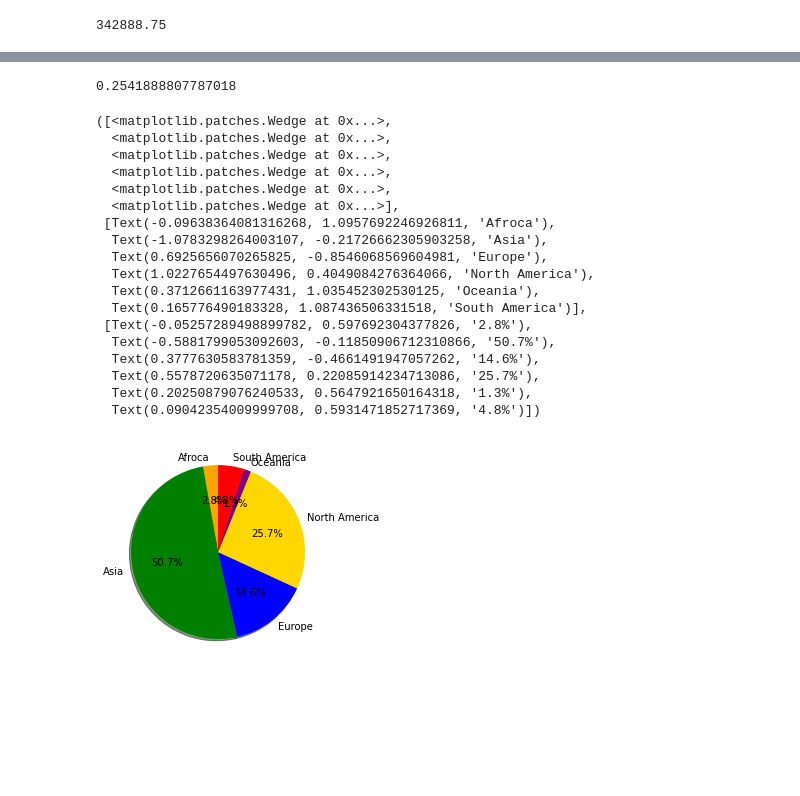
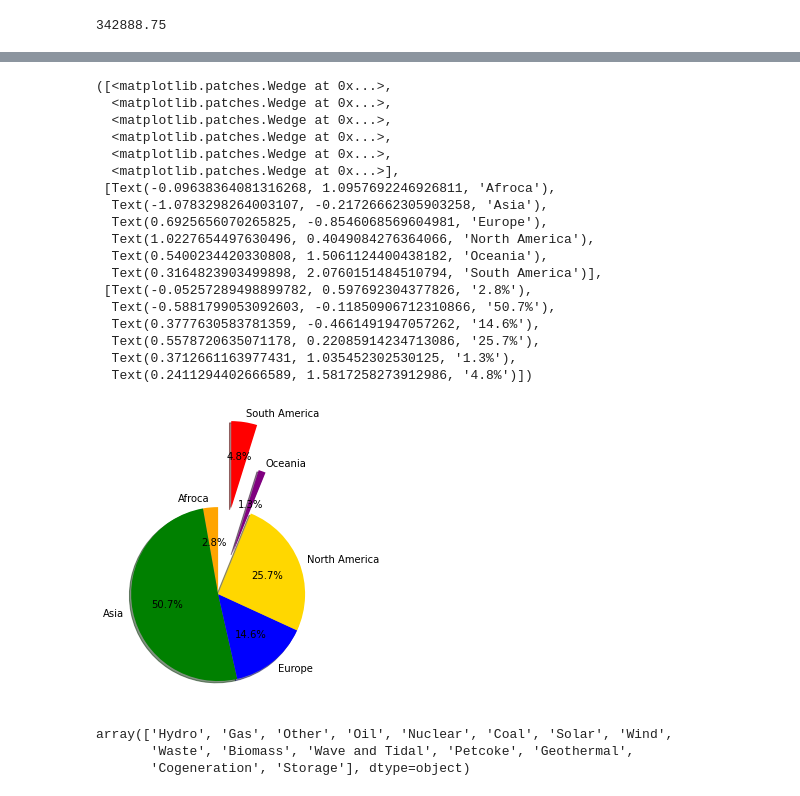
Before and after one commit to Taetrian37785/Power-Play-, a Jupyter notebook: Power Plant Analysis.ipynb, the cells around one changed output, grey strips where cells are left out. Drawn from its saved outputs; the diff is of its cells as text; code cells hidden in the pictures; blank space fills up the shorter version.

Commit message:
Added charts that adjust to selected countries and comments for explanations

```diff
--- a/Power Plant Analysis.ipynb
+++ b/Power Plant Analysis.ipynb
@@ -231,38 +175,35 @@ cont_sa = sa_total_power/all_power_sum
 cont_asia = asia_total_power/all_power_sum
 cont_europe = europe_total_power/all_power_sum
 cont_oceania = oceania_total_power/all_power_sum
-print(cont_na)
-# %% [output]
-0.2541888807787018
 # %%
 continent_power = [africa_total_power, asia_total_power, europe_total_power, na_total_power, oceania_total_power, sa_total_power]
 # Labels for the sections of our pie chart
 labels = ["Afroca", "Asia", "Europe", "North America" , "Oceania", "South America"]
 
 # The colors of each section of the pie chart
 colors = ["orange", "green", "blue", "gold" , "purple" , "red"]
 
 # Tells matplotlib to seperate the "Humans" section from the others
-explode = (0.1, 0, 0, .5)
-plt.pie(continent_power,  labels=labels, colors=colors,
+explode = (0, 0, 0, 0, 0.5, 1 )
+plt.pie(continent_power,  labels=labels, colors=colors,explode = explode,
         autopct="%1.1f%%", shadow=True, startangle=90)
 # %% [output]
 ([<matplotlib.patches.Wedge at 0x...>,
   <matplotlib.patches.Wedge at 0x...>,
   <matplotlib.patches.Wedge at 0x...>,
   <matplotlib.patches.Wedge at 0x...>,
   <matplotlib.patches.Wedge at 0x...>,
   <matplotlib.patches.Wedge at 0x...>],
  [Text(-0.09638364081316268, 1.0957692246926811, 'Afroca'),
   Text(-1.0783298264003107, -0.21726662305903258, 'Asia'),
   Text(0.6925656070265825, -0.8546068569604981, 'Europe'),
   Text(1.0227654497630496, 0.4049084276364066, 'North America'),
-  Text(0.3712661163977431, 1.035452302530125, 'Oceania'),
-  Text(0.165776490183328, 1.087436506331518, 'South America')],
+  Text(0.5400234420330808, 1.5061124400438182, 'Oceania'),
+  Text(0.3164823903499898, 2.0760151484510794, 'South America')],
  [Text(-0.05257289498899782, 0.597692304377826, '2.8%'),
   Text(-0.5881799053092603, -0.11850906712310866, '50.7%'),
   Text(0.3777630583781359, -0.4661491947057262, '14.6%'),
   Text(0.5578720635071178, 0.22085914234713086, '25.7%'),
-  Text(0.20250879076240533, 0.5647921650164318, '1.3%'),
-  Text(0.09042354009999708, 0.5931471852717369, '4.8%')])
+  Text(0.3712661163977431, 1.035452302530125, '1.3%'),
+  Text(0.2411294402666589, 1.5817258273912986, '4.8%')])
-[figure, old version]
+[figure, new version]
@@ -295,0 +210,14 @@ countries_only_africa_conributers = africa_power_contributers['Country']
+# %%
+total_rename_df =  world_countries_source.replace({'Korea, North': 'North Korea',
+                                          'Korea, South': 'South Korea',
+                                          'Russian Federation': 'Russia',
+                                          'Syria': 'Syrian Arab Republic',
+                                          'Brunei':  'Brunei Darussalam',
+                                          'US' : "United States of America"})
+total_merge = pd.merge(power_plants_source, total_rename_df)
+total_clean = total_merge.dropna(subset=['Continent'])
+total_clean['Primary Fuel'].unique()
+# %% [output]
+array(['Hydro', 'Gas', 'Other', 'Oil', 'Nuclear', 'Coal', 'Solar', 'Wind',
+       'Waste', 'Biomass', 'Wave and Tidal', 'Petcoke', 'Geothermal',
+       'Cogeneration', 'Storage'], dtype=object)
```
Also changed, not shown: parts of 28 cells of this notebook.
